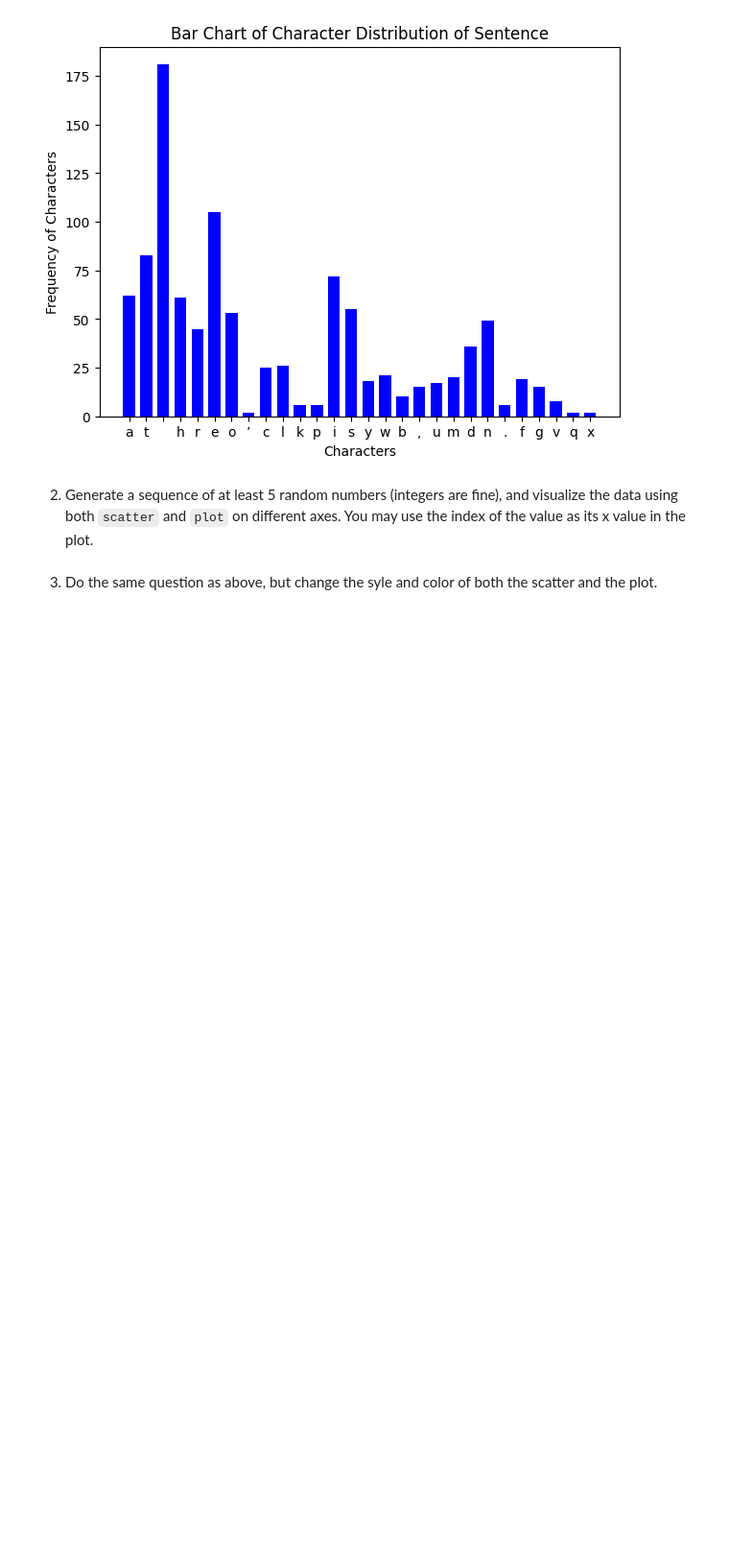
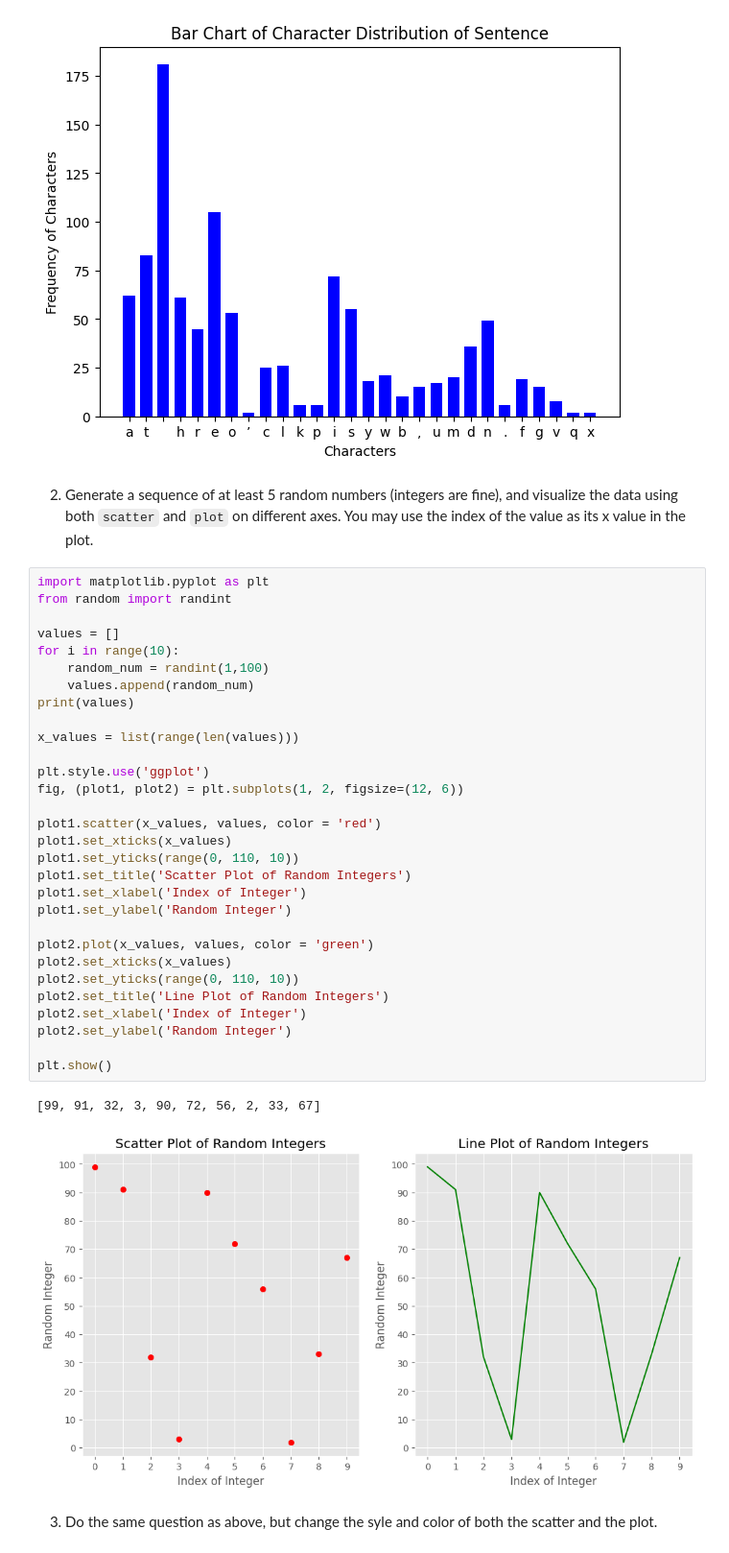
Before and after one commit to adriacv17/pyplot, a Jupyter notebook: pyplot.ipynb, the cells around one changed output. Shown at 96% size. Drawn from its saved outputs; the diff is of its cells as text; blank space fills up the shorter version.

Commit message:
Generate random numbers and plot

```diff
--- a/pyplot.ipynb
+++ b/pyplot.ipynb
@@ -74,6 +74,39 @@ widgetsnbextension 4.0.10
 [figure]
 # %% [markdown]
 2. Generate a sequence of at least 5 random numbers (integers are fine), and visualize the data using both `scatter` and `plot` on different axes.  You may use the index of the value as its x value in the plot.
+# %%
+import matplotlib.pyplot as plt
+from random import randint
+
+values = []
+for i in range(10):
+    random_num = randint(1,100)
+    values.append(random_num)
+print(values)
+
+x_values = list(range(len(values)))
+
+plt.style.use('ggplot')
+fig, (plot1, plot2) = plt.subplots(1, 2, figsize=(12, 6))
+
+plot1.scatter(x_values, values, color = 'red')
+plot1.set_xticks(x_values)
+plot1.set_yticks(range(0, 110, 10))
+plot1.set_title('Scatter Plot of Random Integers')
+plot1.set_xlabel('Index of Integer')
+plot1.set_ylabel('Random Integer')
+
+plot2.plot(x_values, values, color = 'green')
+plot2.set_xticks(x_values)
+plot2.set_yticks(range(0, 110, 10))
+plot2.set_title('Line Plot of Random Integers')
+plot2.set_xlabel('Index of Integer')
+plot2.set_ylabel('Random Integer')
+
+plt.show()
+# %% [output]
+[99, 91, 32, 3, 90, 72, 56, 2, 33, 67]
+[figure, added]
 # %% [markdown]
 3. Do the same question as above, but change the syle and color of both the scatter and the plot.
 # %% [markdown]
```
